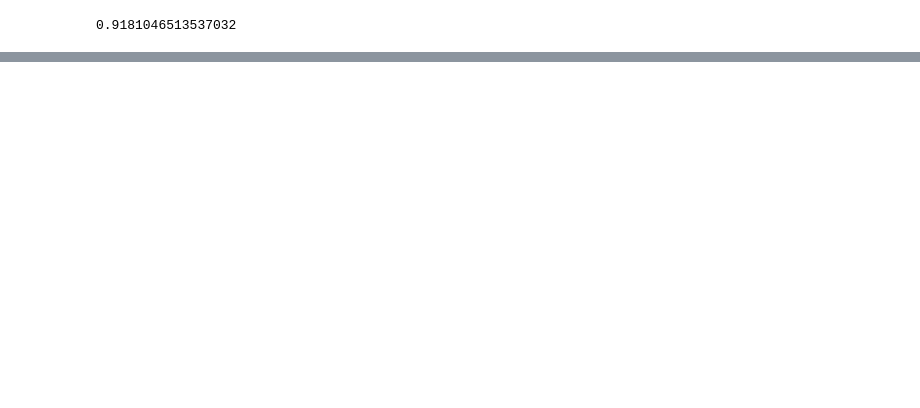
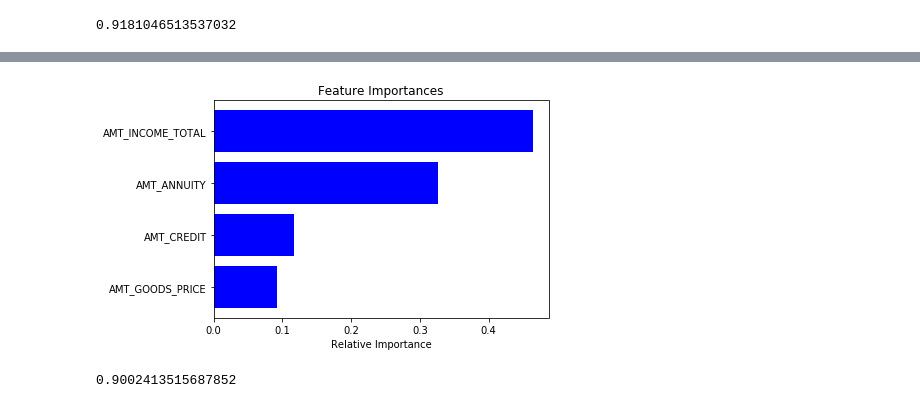
Before and after one commit to chanjeed/Homecredit, a Jupyter notebook: script/preprocessing.ipynb, the cells around one changed output, grey strips where cells are left out. Cells and saved outputs as stored; diff of their text form; code cells hidden in the pictures; blank space fills up the shorter version.

```diff
--- a/script/preprocessing.ipynb
+++ b/script/preprocessing.ipynb
@@ -141,0 +206,6 @@ print(len(list(filter(lambda x: x==0, Y_test)))/len(Y_test))
+# %%
+# create dataset
+X = application_train_fix[["AMT_INCOME_TOTAL","AMT_CREDIT","AMT_ANNUITY","AMT_GOODS_PRICE"]] #SK_ID_CURR = id
+Y = application_train_fix["TARGET"]
+
+X_train, X_test, Y_train, Y_test = train_test_split(X, Y, test_size=0.2, random_state=42)
@@ -141,0 +235,24 @@ print(len(list(filter(lambda x: x==0, Y_test)))/len(Y_test))
+# %%
+# 小数第３まで表示
+%precision 3
+
+from sklearn.ensemble import ExtraTreesClassifier
+model = ExtraTreesClassifier()
+model.fit(X_train, Y_train)
+# Features impotance by ExtraTrees
+features = X_train.columns
+importances = model.feature_importances_
+indices = np.argsort(importances)
+
+plt.title('Feature Importances')
+plt.barh(range(len(indices)), importances[indices], color='b', align='center')
+plt.yticks(range(len(indices)), features[indices])
+plt.xlabel('Relative Importance')
+plt.show()
+# %% [output]
+[figure, added]
+# %%
+# accuracy by model
+print(model.score(X_test,Y_test))
+# %% [output]
+0.9002413515687852
```
Also changed, not shown: parts of 19 cells of this notebook, 1 other file.
